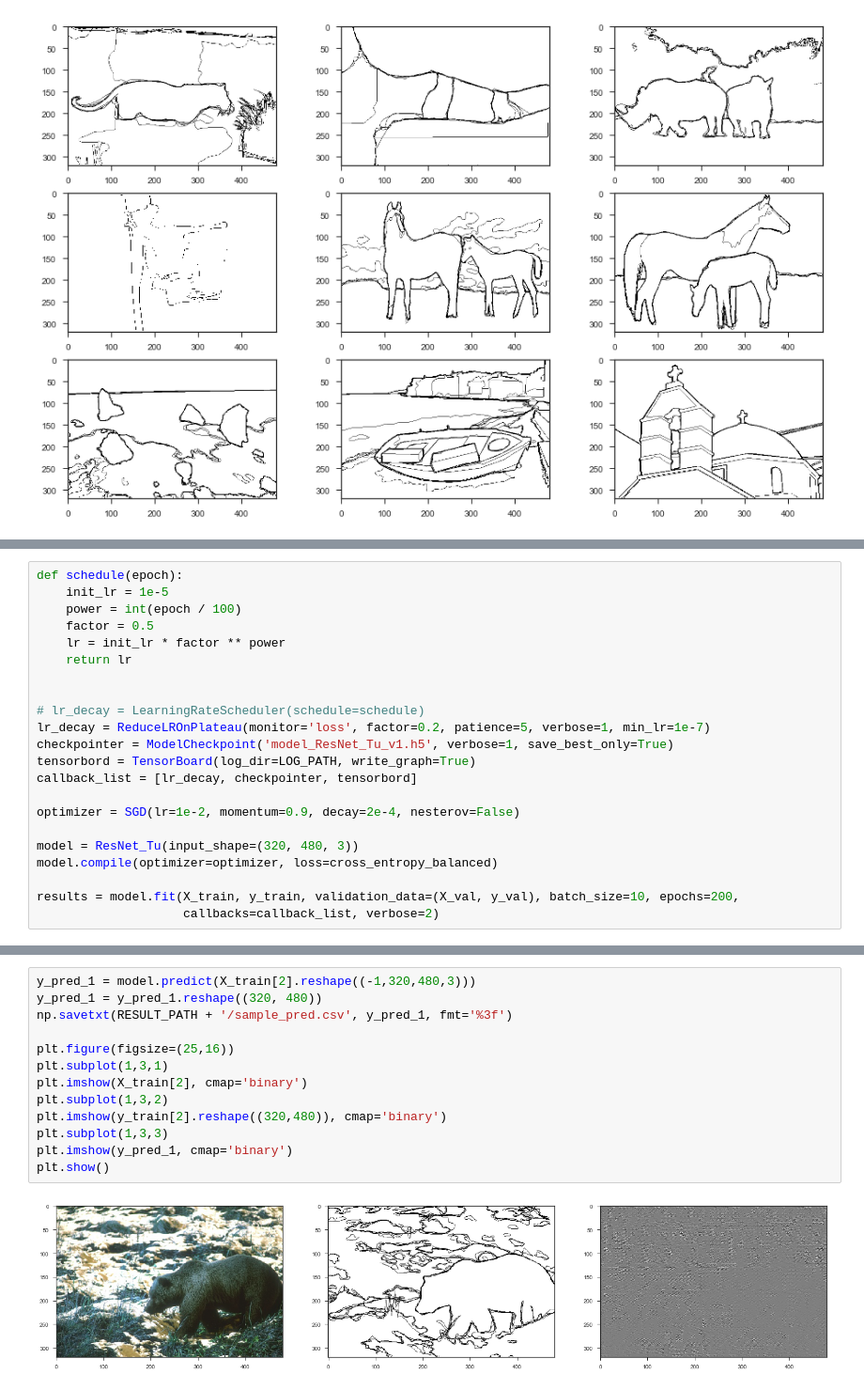
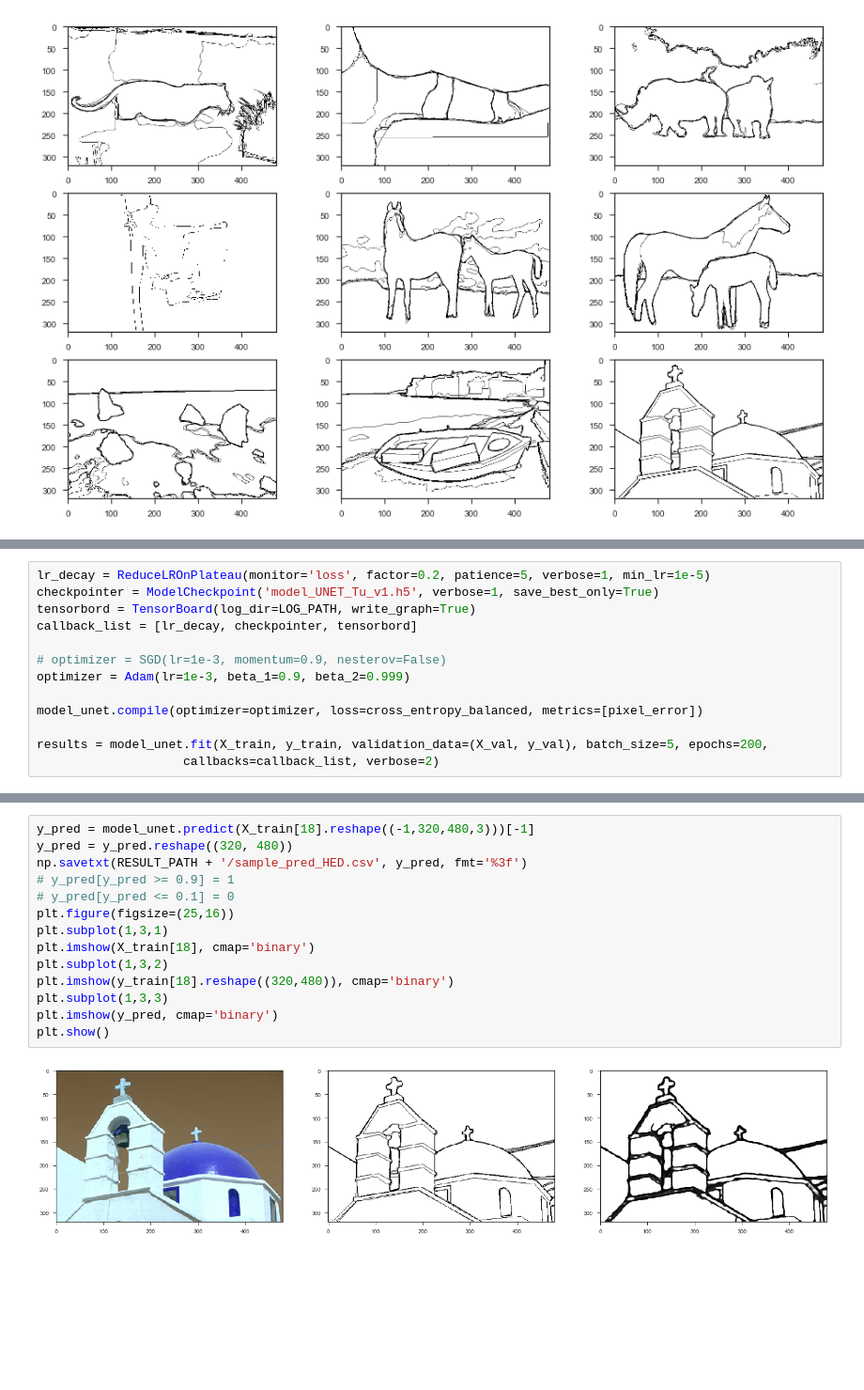
Before and after one commit to lantusky/Image-Edge-Detection, a Jupyter notebook: scripts/image_edge_baseline.ipynb, the cells around one changed output, grey strips where cells are left out. Shown at 94% size. Cells and saved outputs as stored; diff of their text form; blank space fills up the shorter version.

```diff
--- a/scripts/image_edge_baseline.ipynb
+++ b/scripts/image_edge_baseline.ipynb
@@ -248,24 +152,15 @@ ________________________________________________________________________________
 # %%
-def schedule(epoch):
-    init_lr = 1e-5
-    power = int(epoch / 100)
-    factor = 0.5
-    lr = init_lr * factor ** power
-    return lr
-
-
-# lr_decay = LearningRateScheduler(schedule=schedule)
-lr_decay = ReduceLROnPlateau(monitor='loss', factor=0.2, patience=5, verbose=1, min_lr=1e-7)
-checkpointer = ModelCheckpoint('model_ResNet_Tu_v1.h5', verbose=1, save_best_only=True)
+lr_decay = ReduceLROnPlateau(monitor='loss', factor=0.2, patience=5, verbose=1, min_lr=1e-5)
+checkpointer = ModelCheckpoint('model_UNET_Tu_v1.h5', verbose=1, save_best_only=True)
 tensorbord = TensorBoard(log_dir=LOG_PATH, write_graph=True)
 callback_list = [lr_decay, checkpointer, tensorbord]
 
-optimizer = SGD(lr=1e-2, momentum=0.9, decay=2e-4, nesterov=False)
+# optimizer = SGD(lr=1e-3, momentum=0.9, nesterov=False)
+optimizer = Adam(lr=1e-3, beta_1=0.9, beta_2=0.999)
 
-model = ResNet_Tu(input_shape=(320, 480, 3))
-model.compile(optimizer=optimizer, loss=cross_entropy_balanced)
+model_unet.compile(optimizer=optimizer, loss=cross_entropy_balanced, metrics=[pixel_error])
 
-results = model.fit(X_train, y_train, validation_data=(X_val, y_val), batch_size=10, epochs=200,
+results = model_unet.fit(X_train, y_train, validation_data=(X_val, y_val), batch_size=5, epochs=200,
                     callbacks=callback_list, verbose=2)
 # %% [output]
 Train on 200 samples, validate on 100 samples
@@ -289,15 +183,16 @@ KeyboardInterrupt:
 # %%
-y_pred_1 = model.predict(X_train[2].reshape((-1,320,480,3)))
-y_pred_1 = y_pred_1.reshape((320, 480))
-np.savetxt(RESULT_PATH + '/sample_pred.csv', y_pred_1, fmt='%3f')
-
+y_pred = model_unet.predict(X_train[18].reshape((-1,320,480,3)))[-1]
+y_pred = y_pred.reshape((320, 480))
+np.savetxt(RESULT_PATH + '/sample_pred_HED.csv', y_pred, fmt='%3f')
+# y_pred[y_pred >= 0.9] = 1
+# y_pred[y_pred <= 0.1] = 0
 plt.figure(figsize=(25,16))
 plt.subplot(1,3,1)
-plt.imshow(X_train[2], cmap='binary')
+plt.imshow(X_train[18], cmap='binary')
 plt.subplot(1,3,2)
-plt.imshow(y_train[2].reshape((320,480)), cmap='binary')
+plt.imshow(y_train[18].reshape((320,480)), cmap='binary')
 plt.subplot(1,3,3)
-plt.imshow(y_pred_1, cmap='binary')
+plt.imshow(y_pred, cmap='binary')
 plt.show()
 # %% [output]
-[figure, old version]
+[figure, new version]
```
Also changed, not shown: parts of 14 cells of this notebook, 13 other files.
